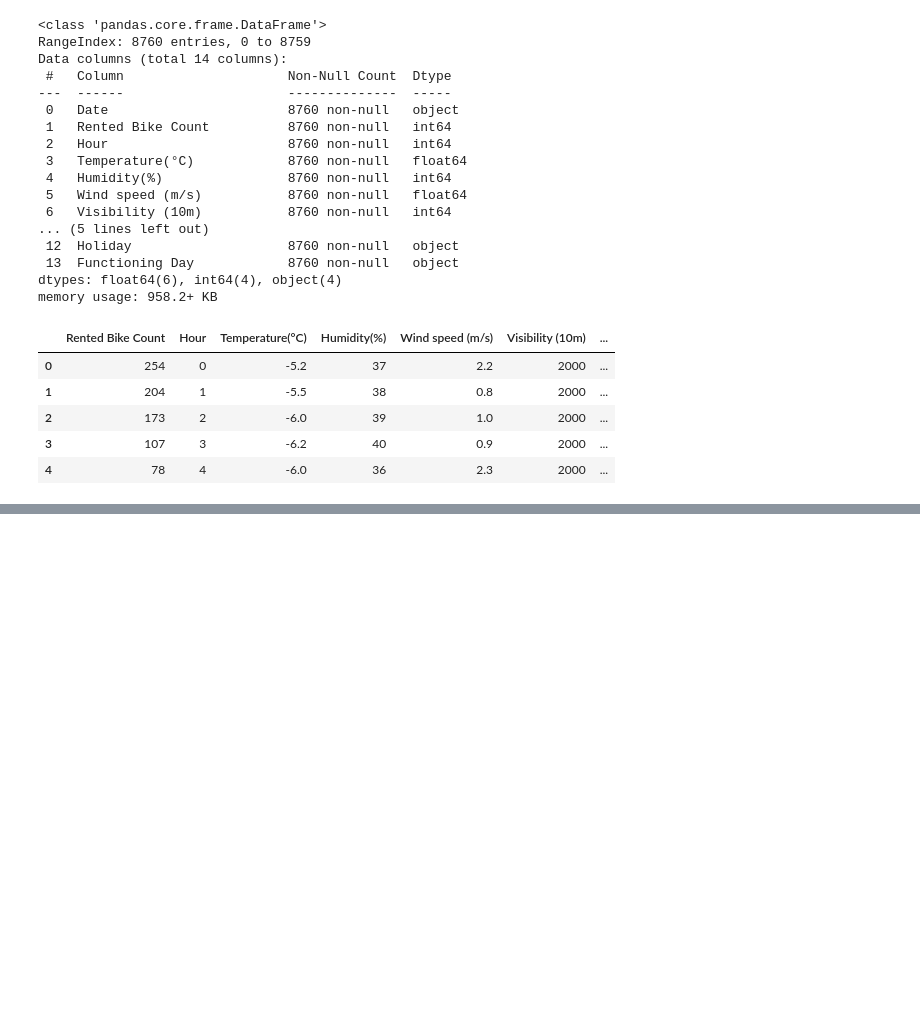
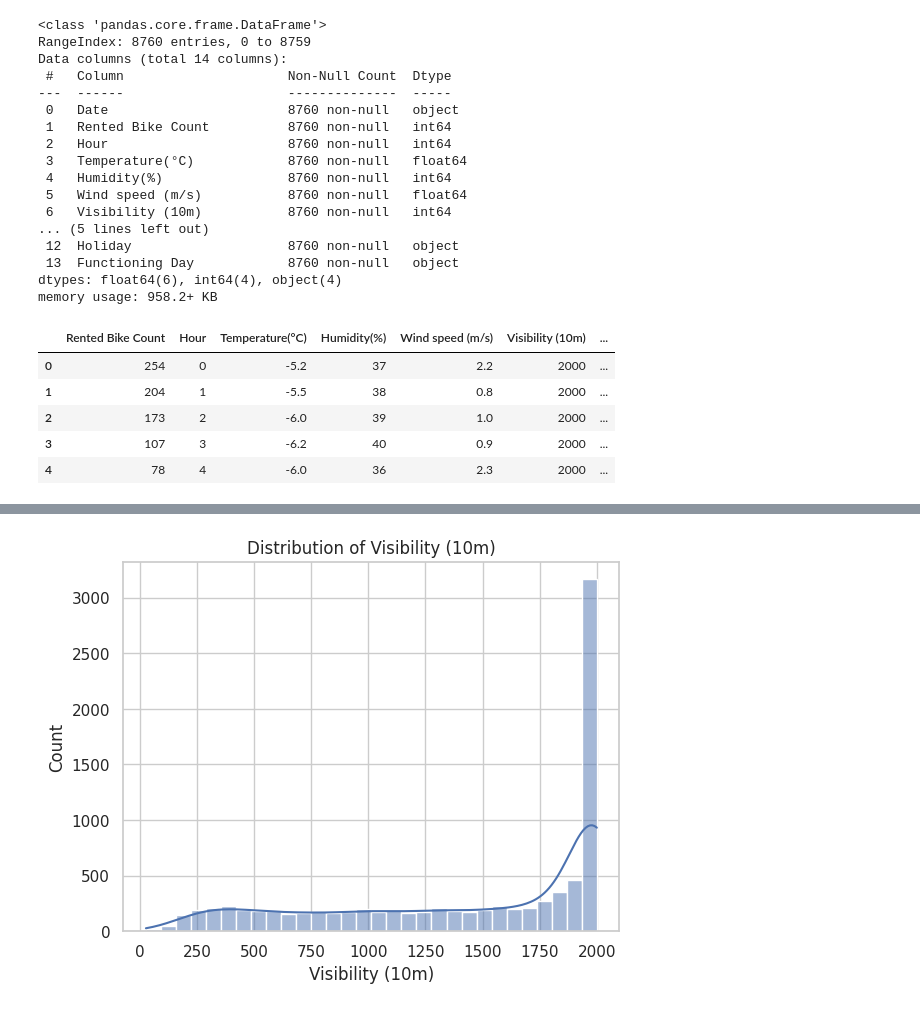
Before and after one commit to Jayesh-Ah/ME228-DS-ML, a Jupyter notebook: ME228_Project.ipynb, the cells around one changed output, grey strips where cells are left out. Cells and saved outputs as stored; diff of their text form; code cells hidden in the pictures; blank space fills up the shorter version.

```diff
--- a/ME228_Project.ipynb
+++ b/ME228_Project.ipynb
@@ -102,0 +167,7 @@ plt.gca().spines[['top', 'right',]].set_visible(False)
+# %%
+# Histogram and KDE plot
+sns.histplot(data=df, x='Visibility (10m)', bins=30, kde=True)
+plt.title('Distribution of Visibility (10m)')
+plt.show()
+# %% [output]
+[figure, added]
```
Also changed, not shown: parts of 7 cells of this notebook.
